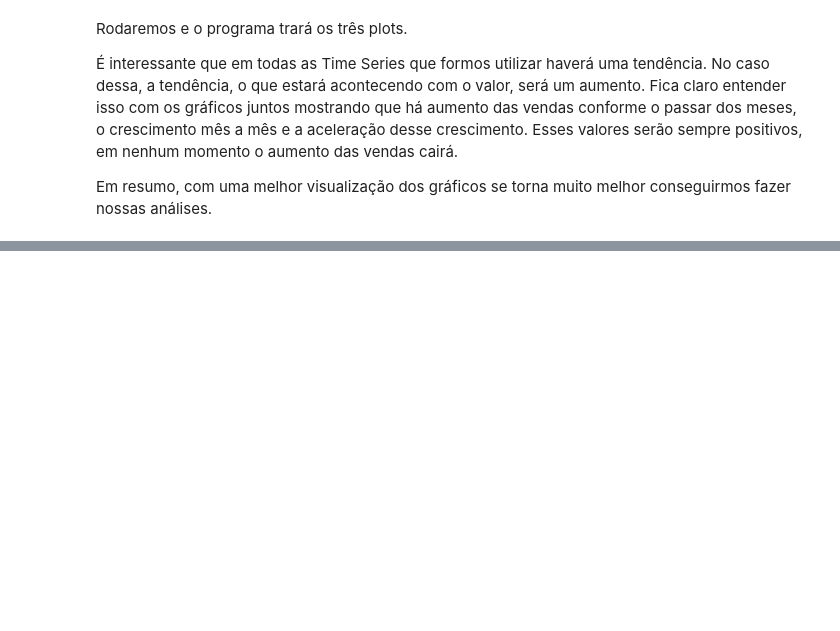
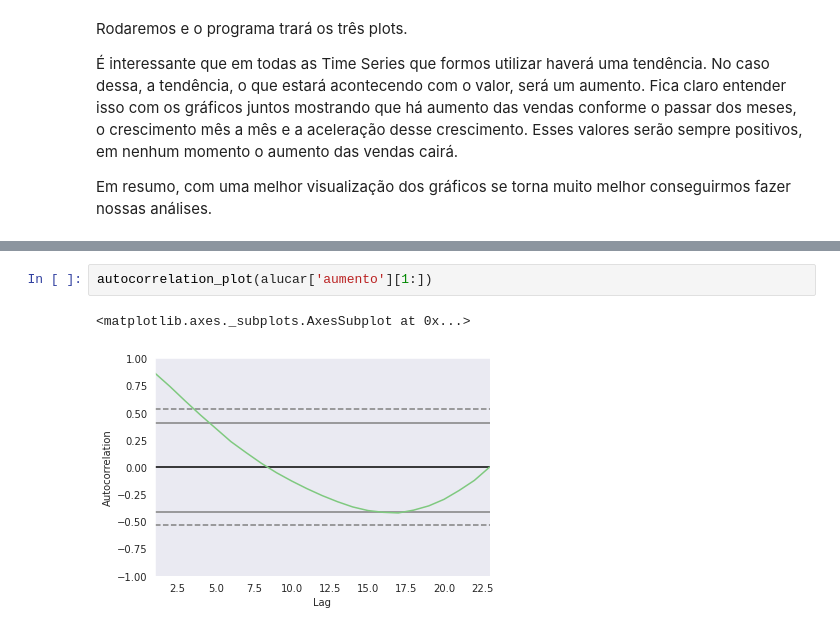
Before and after one commit to yagomarialva/DataScience_IntroducaoaAnaliseDeSeriesTemporais, a Jupyter notebook: Data_Science_Introdução_a_análise_de_series_temporais.ipynb, the cells around one changed output, grey strips where cells are left out. Saved outputs shown, nothing was run; the diff lists cells and outputs as text; blank space fills up the shorter version.

```diff
--- a/Data_Science_Introdução_a_análise_de_series_temporais.ipynb
+++ b/Data_Science_Introdução_a_análise_de_series_temporais.ipynb
@@ -176,0 +195,5 @@ Em resumo, com uma melhor visualização dos gráficos se torna muito melhor con
+# %%
+autocorrelation_plot(alucar['aumento'][1:])
+# %% [output]
+<matplotlib.axes._subplots.AxesSubplot at 0x...>
+[figure, added]
```
Also changed, not shown: parts of 4 cells of this notebook.
